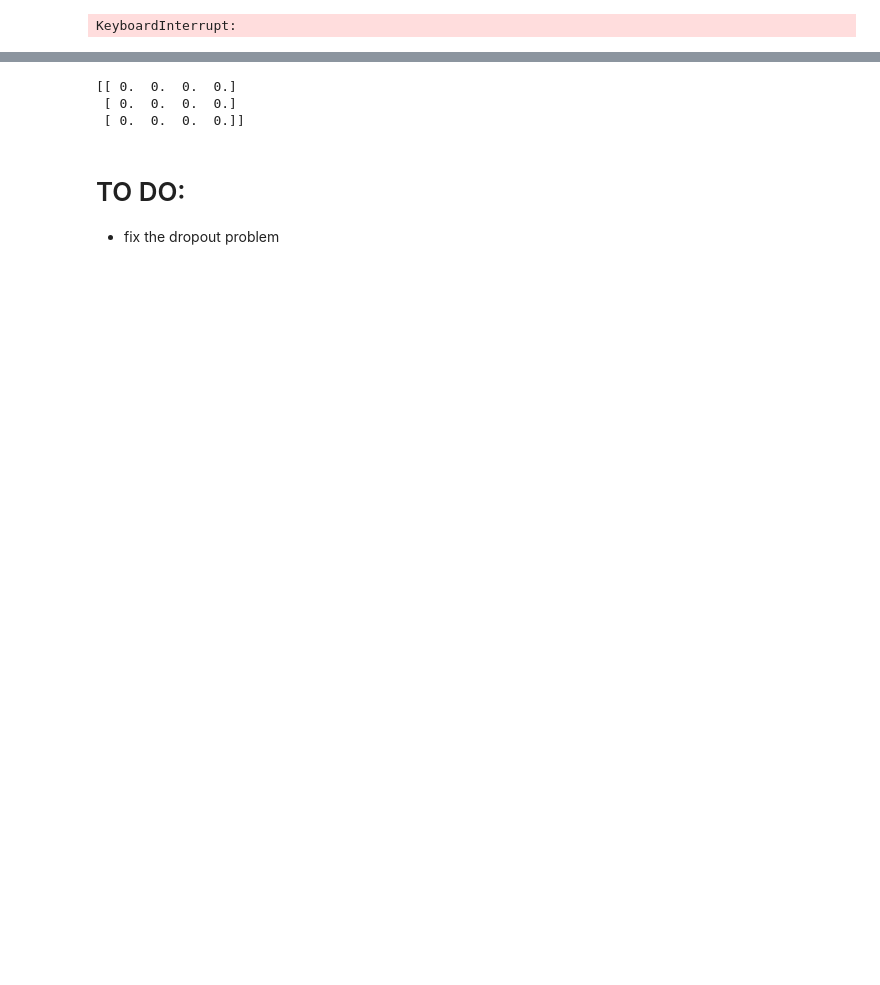
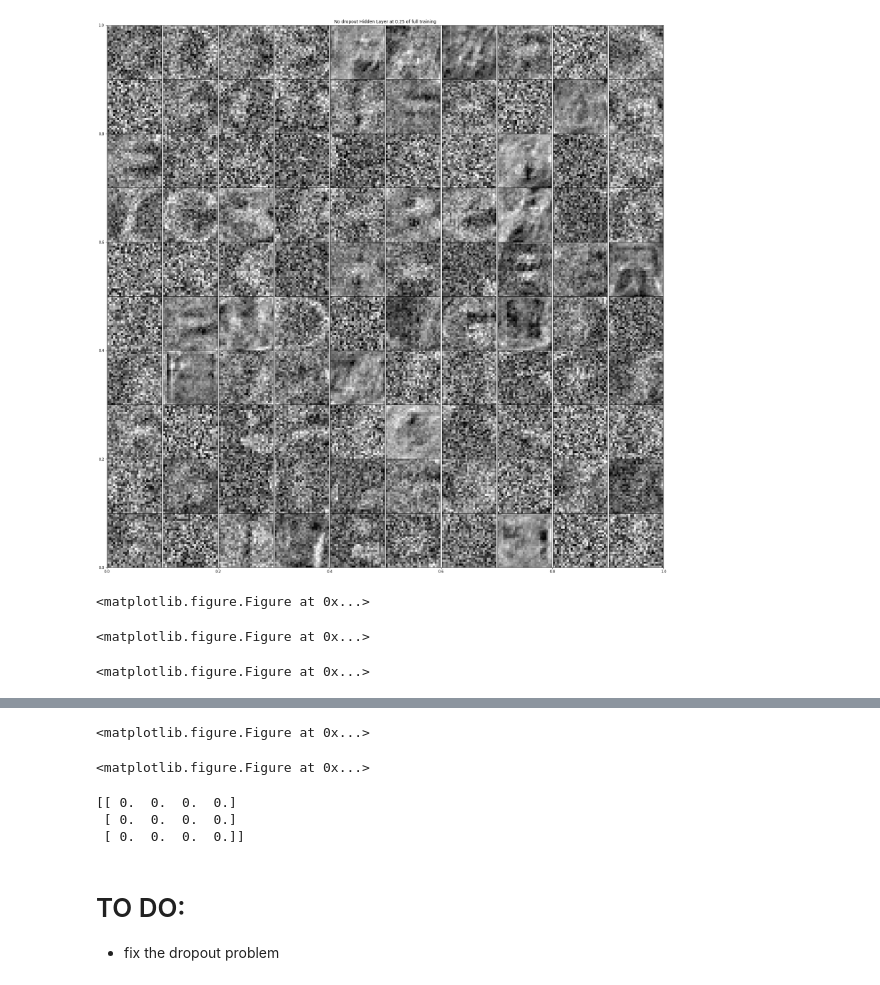
Before and after one commit to violetguos/inference-learning, a Jupyter notebook: A3/vg-branch/a3-vg.ipynb, the cells around one changed output, grey strips where cells are left out. Drawn from its saved outputs; the diff is of its cells as text; code cells hidden in the pictures; blank space fills up the shorter version.

```diff
--- a/A3/vg-branch/a3-vg.ipynb
+++ b/A3/vg-branch/a3-vg.ipynb
@@ -107,7 +107,7 @@ class BatchSampler(object):
 class neuralNetwork:
     # these are for testing only
     def __init__(self, _learningRate = 0.005, _learningRateArr = [0.05],
-                 _numLayers = [1000], _weightedDecay = 3e-4, _dropOut = False, _epochIter = 20):
+                 _numLayers = [1000], _weightedDecay = 3e-4, _dropOut = 0, _epochIter = 50):
         # learningRate, numLayers, numHiddenUnits, weightedDecay, dropOut
         self.learningRate = _learningRate
         self.learningRateArr = _learningRateArr
@@ -115,11 +115,8 @@ class neuralNetwork:
         self.numLayers.append(10)
         print("init layer", self.numLayers)
         self.weightedDecay = _weightedDecay
-        self.dropOut = _dropOut
-        if _dropOut:
-            self.dropOutProb = 0.5
-        else:
-            self.dropOutProb = 0
+        self.dropOut = _dropOut #0 into tf.nn.dropout means no dropout
+
         self.epochIter = _epochIter
 
 
@@ -205,8 +202,8 @@ class neuralNetwork:
             #print("X_curr", X_curr)
             S_curr = tf.nn.relu(X_curr)
             X_prev = S_curr
-            if self.dropOut == True:
-                X_prev = tf.nn.dropout(X_prev, self.dropOutProb)
+            if self.dropOut != 0:
+                X_prev = tf.nn.dropout(X_prev, self.dropOut)
 
         y_hat = X_curr
 
@@ -261,7 +258,7 @@ class neuralNetwork:
             classification error plot
             cross entropy loss plot
         '''
-        range_list = [0.25, 0.5, 0.75, 1] # save at progress %
+        range_list = [0.25, 1] # save at progress %
 
         trainLossL = []
         trainErrL = []
@@ -284,17 +281,22 @@ class neuralNetwork:
         trainBatchSampler = BatchSampler(trainData, trainTarget, self.batchSize)
         #print("self.epochIter", self.epochIter)
 
+        trainDropout = self.dropOut
         for currEpoch in range(0, self.epochIter):
             total_batch = int(trainData.shape[0]/self.batchSize)
             for i in range(total_batch):
                 dataBatch, targetBatch = trainBatchSampler.get_batch()
                 currentW, entropyErrTrain, classErrTrain, y_predict, trainModel = \
-                    sess.run([W, crossEntropyErrorCurr, classErrTerm, y_hat, train], feed_dict={X: dataBatch, y_target: targetBatch})
+                    sess.run([W, crossEntropyErrorCurr, classErrTerm, y_hat, train],
+                             feed_dict={X: dataBatch, y_target: targetBatch})
 
                 # change dropOut back to False when valid or test
-                validLoss, validErr = sess.run([crossEntropyErrorCurr, classErrTerm],feed_dict = {X:validData, y_target: validTarget} )
-                testLoss, testErr = sess.run([crossEntropyErrorCurr, classErrTerm],feed_dict = {X: testData, y_target: testTarget})
-
+            self.dropOut = 0
+            validLoss, validErr = sess.run([crossEntropyErrorCurr, classErrTerm],
+                                               feed_dict = {X:validData, y_target: validTarget} )
+            testLoss, testErr = sess.run([crossEntropyErrorCurr, classErrTerm],
+                                             feed_dict = {X: testData, y_target: testTarget})
+            self.dropOut = trainDropout #set it back for training
             for j in range(len(range_list)):
                 if currEpoch == int(range_list[j] * self.epochIter - 1) and (plotBool == 3 or plotBool == 4):
                     #print("currEpoch", currEpoch ,"classErrTerm" , classErrTrain, "errTrain", entropyErrTrain)
@@ -304,7 +306,7 @@ class neuralNetwork:
                     if plotBool == 3:
                         plotTitle = "No dropout Hidden Layer at {0} of full training".format(range_list[j])
                     elif plotBool == 4:
-                        plotTitle = "{0} dropout Hidden Layer at {1} of full training".format(self.dropOutProb ,range_list[j])
+                        plotTitle = "{0} dropout Hidden Layer at {1} of full training".format(self.dropOut ,range_list[j])
 
                     weightPlt = currentW[0]
                     #print(weightPlt.shape) # 784 by 1000
@@ -315,11 +317,11 @@ class neuralNetwork:
                     #currentW 784 array by 1000 by 10
 
                     fig = plt.figure(figsize=(28,28))
-                    numCol = 25
-                    numRow = 1000/numCol
+                    numCol = 10
+                    numRow = 10
                     plt.title(plotTitle)
-
-                    for k in range(1000):
+                    # plot 100 figures
+                    for k in range(100):
                         currSmallImg = np.reshape(weightPlt[:,k], (28,28))
 
                         ax = fig.add_subplot(numCol, numRow, k+1)
@@ -347,7 +349,10 @@ class neuralNetwork:
         print("train error at best valid index", trainErrL[validErrL.index(min(validErrL))])
         print("final test err", testErrL[-1])
         print("final valid err" , validErrL[-1] )
-
+        print("best test loss", min(testLossL), "epoch index", testLossL.index(min(testLossL)))
+        print("best valid loss", min(validLossL), "epoch index", validLossL.index(min(validLossL)))
+        print("final test err", testLossL[-1])
+        print("final valid err" , validLossL[-1] )
 
 
 
@@ -442,58 +447,59 @@ if __name__ == '__main__':
     dataLoader = loadData()
 
     trainData, trainTarget, validData, validTarget,testData, testTarget = dataLoader.loadNumData()
-
-    #print("*******q1 part 1********")
+    '''
+    print("*******q1 part 1********")
     learningRates = [0.005, 0.001, 0.01] #for debugging accuracy
     lambdaReg = 3e-4
     #1000 units
-    singleLayerNet = neuralNetwork(_learningRate=learningRates[0], _epochIter = 30)
+    singleLayerNet = neuralNetwork(_learningRate = 0.005, _learningRateArr = [0.005],
+                 _numLayers = [1000], _weightedDecay = 3e-4, _dropOut = 0, _epochIter = 50)
 
-    singleLayerNet.testLambdas(trainData, trainTarget, validData, validTarget,testData, testTarget)
+    #singleLayerNet.testLambdas(trainData, trainTarget, validData, validTarget,testData, testTarget)
     singleLayerNet.runPart1_1(trainData, trainTarget, validData, validTarget,testData, testTarget, plotBool = 1)
     #singleLayerNet.restoreSaver()
 
     #Q 1.2 number of layers
-    '''
+
     print("******100 units*******")
     singleLayerNet100 = neuralNetwork(_learningRate = 0.005, _learningRateArr = [0.005],
-                 _numLayers = [100], _weightedDecay = 3e-4, _dropOut = False, _epochIter = 30)
+                 _numLayers = [100], _weightedDecay = 3e-4, _dropOut = 0, _epochIter = 30)
 
     singleLayerNet100.runPart1_1(trainData, trainTarget, validData, validTarget,testData, testTarget)
 
     print("********500 units********")
     singleLayerNet500 = neuralNetwork(_learningRate = 0.005, _learningRateArr = [0.005],
-                 _numLayers = [500], _weightedDecay = 3e-4, _dropOut = False, _epochIter = 30)
+                 _numLayers = [500], _weightedDecay = 3e-4, _dropOut = 0, _epochIter = 30)
 
     singleLayerNet500.runPart1_1(trainData, trainTarget, validData, vali[dTarget,testData, testTarget)
 
     print("*******1000 units ********")
     singleLayerNet1000 = neuralNetwork(_learningRate = 0.005, _learningRateArr = [0.005],
-                 _numLayers = [1000], _weightedDecay = 3e-4, _dropOut = False, _epochIter = 30)
+                 _numLayers = [1000], _weightedDecay = 3e-4, _dropOut = 0, _epochIter = 30)
 
     singleLayerNet1000.runPart1_1(trainData, trainTarget, validData, validTarget,testData, testTarget)
 
     print("******500, 500 layers******")
     twoLayerNet500 = neuralNetwork(_learningRate = 0.005, _learningRateArr = [0.005],
-                 _numLayers = [500, 500], _weightedDecay = 3e-4, _dropOut = False, _epochIter = 30)
+                 _numLayers = [500, 500], _weightedDecay = 3e-4, _dropOut = 0, _epochIter = 50)
 
     twoLayerNet500.runPart1_1(trainData, trainTarget, validData, validTarget,testData, testTarget, plotBool = 2)
 
-
+    '''
 
     #Q 1.3 Dropout and plots
     print("*******1000 units, dropout prob = 0 ********")
     singleLayerNet1000 = neuralNetwork(_learningRate = 0.005, _learningRateArr = [0.005],
-                 _numLayers = [1000], _weightedDecay = 3e-4, _dropOut = False, _epochIter = 30)
+                 _numLayers = [1000], _weightedDecay = 3e-4, _dropOut = 0, _epochIter = 50)
 
     singleLayerNet1000.runPart1_1(trainData, trainTarget, validData, validTarget,testData, testTarget, plotBool = 3)
 
     print("*******1000 units, dropout prob = 0.5 ********")
 
     singleLayerNet1000 = neuralNetwork(_learningRate = 0.005, _learningRateArr = [0.005],
-                _numLayers = [1000], _weightedDecay = 3e-4, _dropOut = True, _epochIter = 30)
+                _numLayers = [1000], _weightedDecay = 3e-4, _dropOut = 0.5, _epochIter = 50)
 
     singleLayerNet1000.runPart1_1(trainData, trainTarget, validData, validTarget,testData, testTarget, plotBool = 4)
-    '''
+
     #hyperParamTrials(trainData, trainTarget, validData, validTarget,testData, testTarget)
 # %% [output]
@@ -519 +523,4 @@ final valid err 0.08
+[figure, added]
-KeyboardInterrupt:
+<matplotlib.figure.Figure at 0x...>
+<matplotlib.figure.Figure at 0x...>
+<matplotlib.figure.Figure at 0x...>
@@ -520,3 +528,5 @@ KeyboardInterrupt:
+<matplotlib.figure.Figure at 0x...>
+<matplotlib.figure.Figure at 0x...>
 # %%
 a = np.zeros((2, 3, 4))
 
```
Also changed, not shown: parts of 2 cells of this notebook, 10 other files.
